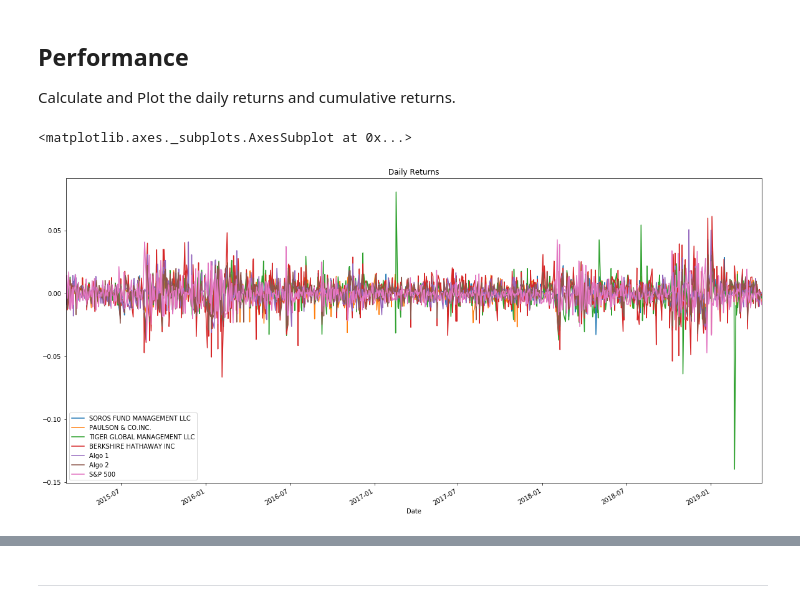
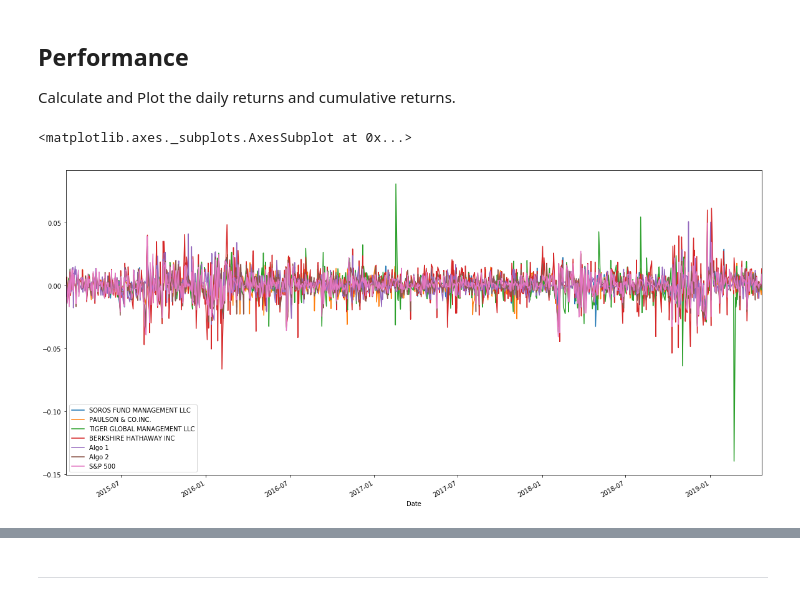
Before and after one commit to marclweimer/stockanalysis, a Jupyter notebook: whale_analysis.ipynb, the cells around one changed output, grey strips where cells are left out. Saved outputs shown, nothing was run; the diff lists cells and outputs as text; code cells hidden in the pictures.

```diff
--- a/whale_analysis.ipynb
+++ b/whale_analysis.ipynb
@@ -62,8 +63,8 @@ Read the algorithmic daily returns and clean the data
 # %%
 # Reading algorithmic returns
 algo_returns_csv = Path("stockdata/algo_returns.csv")
-algo_returns = pd.read_csv(algo_returns_csv,parse_dates=[1])
-algo_returns.sort_values('Date')
+algo_returns = pd.read_csv(algo_returns_csv,parse_dates=[0])
+algo_returns.sort_index(inplace=True, ascending=True)
 algo_returns.set_index('Date', inplace=True)
 algo_returns.head()
 # %% [output]
@@ -133,7 +134,8 @@ dtypes: float64(1)
 memory usage: 25.8 KB
 # %%
 # Calculate Daily Returns
-# YOUR CODE HERE
+sp500_daily_returns = sp500_history.pct_change()
+sp500_daily_returns.head()
 # %% [output]
 |  | Close |
 | Date |  |
@@ -166,0 +158,4 @@ memory usage: 25.8 KB
+# %%
+# Rename Column
+sp500_daily_returns.columns = ['S&P 500']
+sp500_daily_returns.head()
@@ -168,7 +171,8 @@ memory usage: 25.8 KB
 ## Combine Whale, Algorithmic, and S&P 500 Returns
 # %%
 # Concatenate all DataFrames into a single DataFrame
-# YOUR CODE HERE
+joined_stock_data = pd.concat([whale_returns_clean, algo_returns_clean ,sp500_daily_returns], axis="columns", join="inner")
+joined_stock_data.head()
 # %% [output]
 |  | SOROS FUND MANAGEMENT LLC | PAULSON & CO.INC. | TIGER GLOBAL MANAGEMENT LLC | BERKSHIRE HATHAWAY INC | Algo 1 | Algo 2 | ... |
 | Date |  |  |  |  |  |  | ... |
@@ -189,7 +193,7 @@ In this section, you will calculate and visualize performance and risk metrics f
 Calculate and Plot the daily returns and cumulative returns.
 # %%
 # Plot daily returns
-# YOUR CODE HERE
+joined_stock_data.plot(figsize=(20,10))
 # %% [output]
 <matplotlib.axes._subplots.AxesSubplot at 0x...>
-[figure, old version]
+[figure, new version]
```
Also changed, not shown: parts of 51 cells of this notebook.
